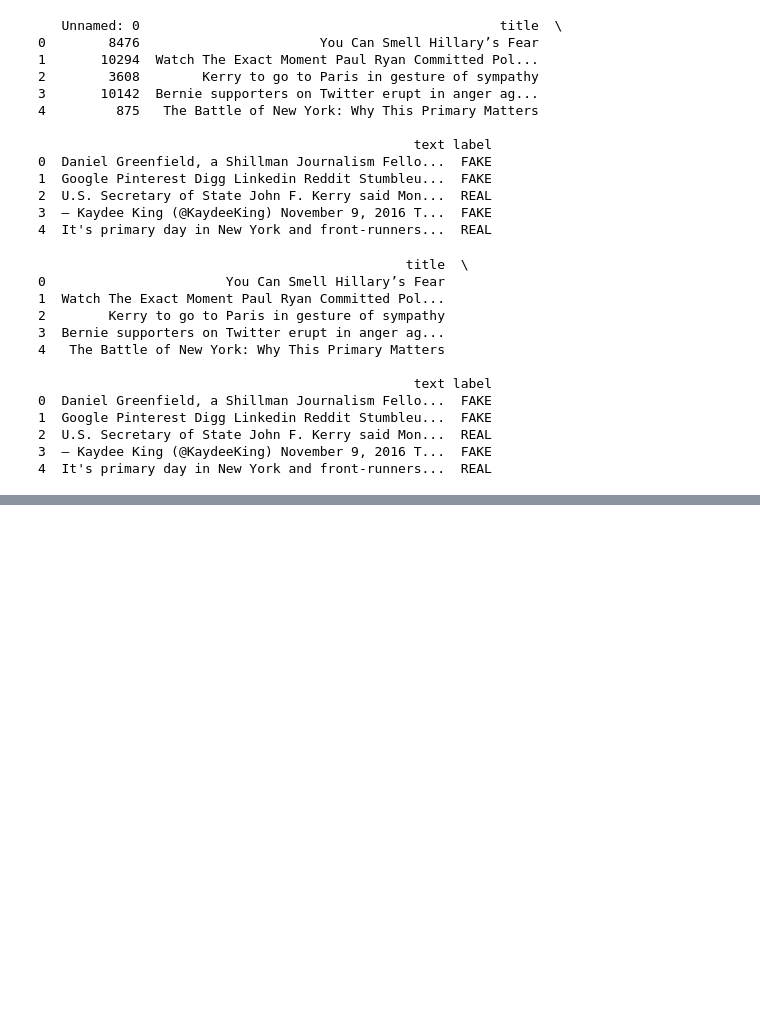
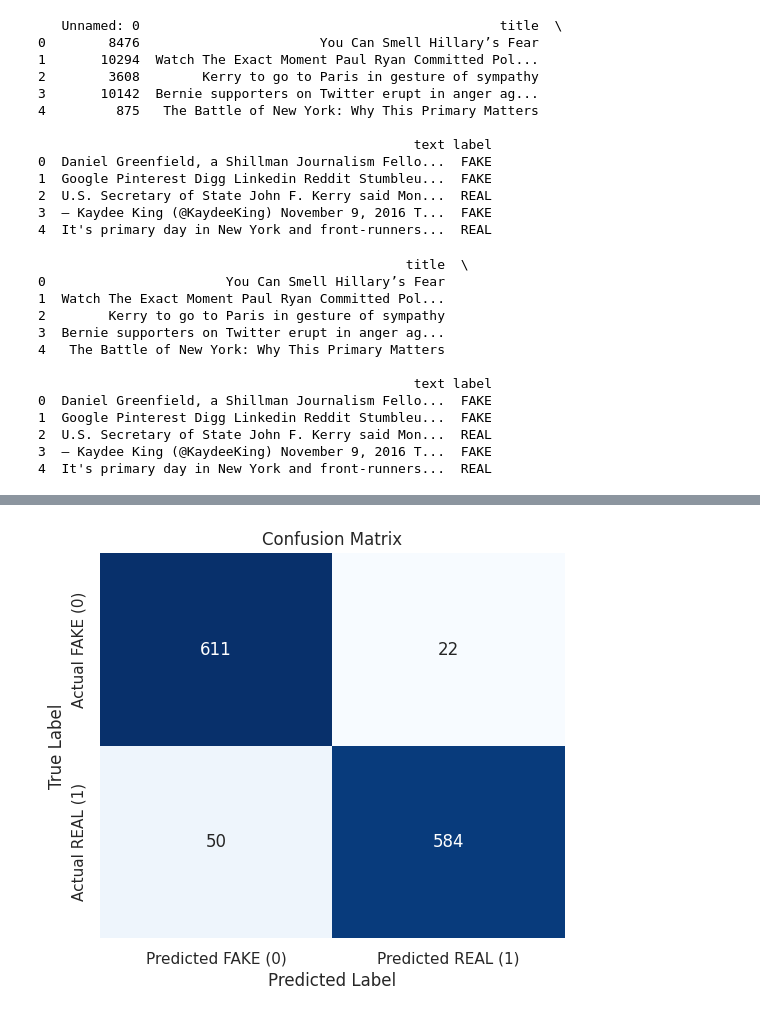
Before and after one commit to Sak04032007/ML-mini-project, a Jupyter notebook: MLminiproject.ipynb, the cells around one changed output, grey strips where cells are left out. Saved outputs shown, nothing was run; the diff lists cells and outputs as text; code cells hidden in the pictures; blank space fills up the shorter version.

```diff
--- a/MLminiproject.ipynb
+++ b/MLminiproject.ipynb
@@ -103,0 +125,2 @@ mt.show()
+# %%
+predictions = model.predict(X_test)
@@ -103,0 +137,12 @@ mt.show()
+# %%
+cm = confusion_matrix(y_test, predictions)
+mt.figure(figsize=(6, 5))
+sns.heatmap(cm, annot=True, fmt='d', cmap='Blues', cbar=False,
+            xticklabels=['Predicted FAKE (0)', 'Predicted REAL (1)'],
+            yticklabels=['Actual FAKE (0)', 'Actual REAL (1)'])
+mt.xlabel('Predicted Label')
+mt.ylabel('True Label')
+mt.title('Confusion Matrix')
+mt.show()
+# %% [output]
+[figure, added]
```
Also changed, not shown: parts of 9 cells of this notebook.
